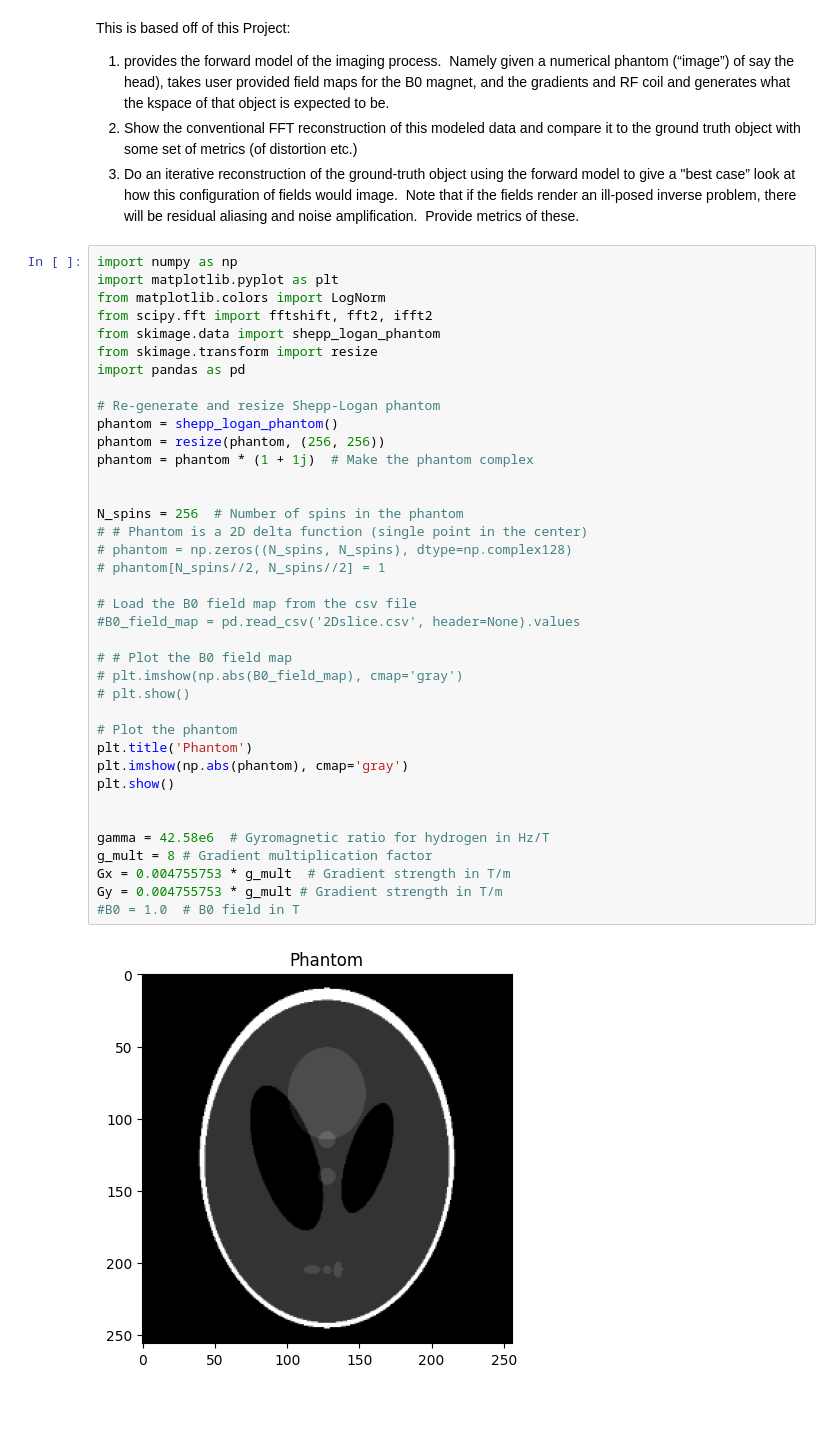
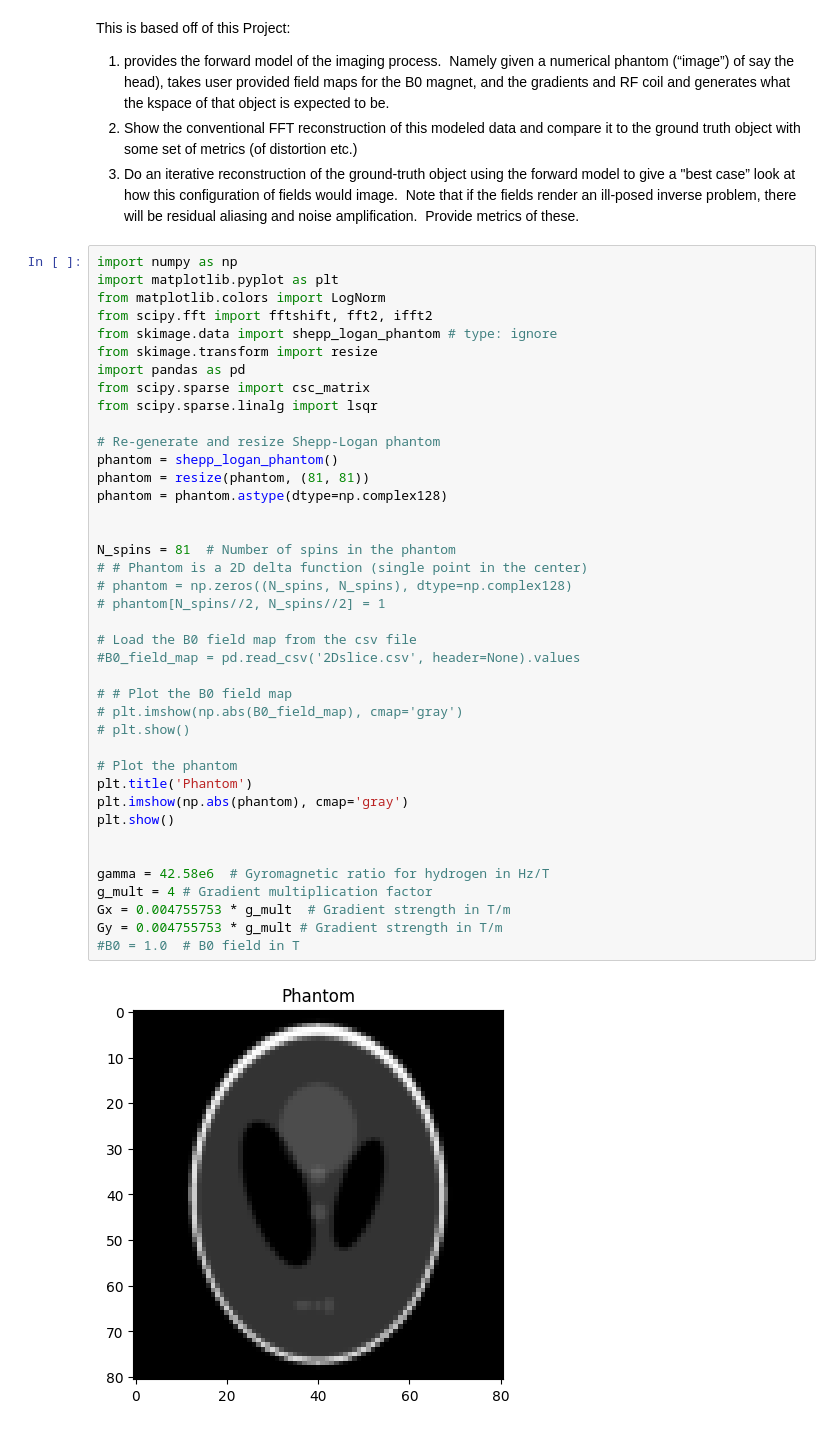
Before and after one commit to MaxStrey/Martinos_MR, a Jupyter notebook: Martinos_project/phantom_generation/phantom_6.ipynb, the cells around one changed output. Drawn from its saved outputs; the diff is of its cells as text.

```diff
--- a/Martinos_project/phantom_generation/phantom_6.ipynb
+++ b/Martinos_project/phantom_generation/phantom_6.ipynb
@@ -9,41 +9,43 @@ import numpy as np
 import matplotlib.pyplot as plt
 from matplotlib.colors import LogNorm
 from scipy.fft import fftshift, fft2, ifft2
-from skimage.data import shepp_logan_phantom
+from skimage.data import shepp_logan_phantom # type: ignore
 from skimage.transform import resize
 import pandas as pd
+from scipy.sparse import csc_matrix
+from scipy.sparse.linalg import lsqr
 
 # Re-generate and resize Shepp-Logan phantom
 phantom = shepp_logan_phantom()
-phantom = resize(phantom, (256, 256))
-phantom = phantom * (1 + 1j)  # Make the phantom complex
+phantom = resize(phantom, (81, 81))
+phantom = phantom.astype(dtype=np.complex128)
 
 
-N_spins = 256  # Number of spins in the phantom
+N_spins = 81  # Number of spins in the phantom
 # # Phantom is a 2D delta function (single point in the center)
 # phantom = np.zeros((N_spins, N_spins), dtype=np.complex128)
 # phantom[N_spins//2, N_spins//2] = 1
 
 # Load the B0 field map from the csv file
 #B0_field_map = pd.read_csv('2Dslice.csv', header=None).values
 
 # # Plot the B0 field map
 # plt.imshow(np.abs(B0_field_map), cmap='gray')
 # plt.show()
 
 # Plot the phantom
 plt.title('Phantom')
 plt.imshow(np.abs(phantom), cmap='gray')
 plt.show()
 
 
 gamma = 42.58e6  # Gyromagnetic ratio for hydrogen in Hz/T
-g_mult = 8 # Gradient multiplication factor
+g_mult = 4 # Gradient multiplication factor
 Gx = 0.004755753 * g_mult  # Gradient strength in T/m
 Gy = 0.004755753 * g_mult # Gradient strength in T/m
 #B0 = 1.0  # B0 field in T
 # %% [output]
-[figure, old version]
+[figure, new version]
 # %%
 
 
```
Also changed, not shown: parts of 4 cells of this notebook.
